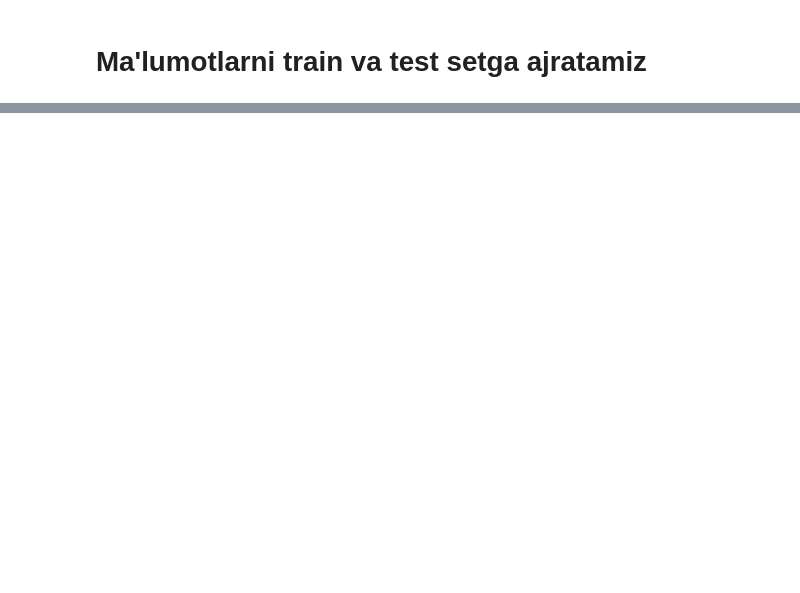
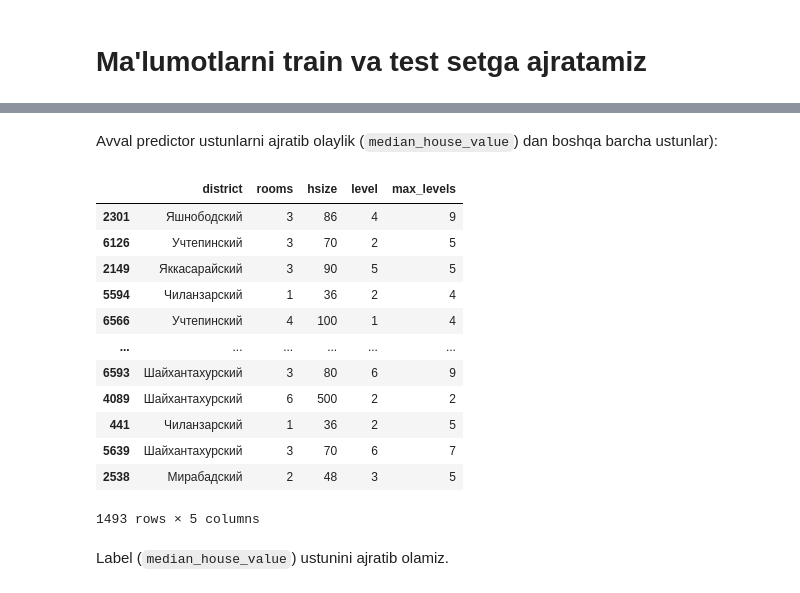
Before and after one commit to asadbek11211/Pandas_exercises, a Jupyter notebook: 05_ml_05_amaliyot.ipynb, the cells around one changed output, grey strips where cells are left out. Drawn from its saved outputs; the diff is of its cells as text; code cells hidden in the pictures; blank space fills up the shorter version.

```diff
--- a/05_ml_05_amaliyot.ipynb
+++ b/05_ml_05_amaliyot.ipynb
@@ -152,0 +412,21 @@ df
+# %% [markdown]
+Avval predictor ustunlarni ajratib olaylik (`median_house_value`) dan boshqa barcha ustunlar):
+# %%
+x_test = test_set.drop('price', axis=1)
+x_test
+# %% [output]
+|  | district | rooms | hsize | level | max_levels |
+| 2301 | Яшнободский | 3 | 86 | 4 | 9 |
+| 6126 | Учтепинский | 3 | 70 | 2 | 5 |
+| 2149 | Яккасарайский | 3 | 90 | 5 | 5 |
+| 5594 | Чиланзарский | 1 | 36 | 2 | 4 |
+| 6566 | Учтепинский | 4 | 100 | 1 | 4 |
+| ... | ... | ... | ... | ... | ... |
+| 6593 | Шайхантахурский | 3 | 80 | 6 | 9 |
+| 4089 | Шайхантахурский | 6 | 500 | 2 | 2 |
+| 441 | Чиланзарский | 1 | 36 | 2 | 5 |
+| 5639 | Шайхантахурский | 3 | 70 | 6 | 7 |
+| 2538 | Мирабадский | 2 | 48 | 3 | 5 |
+1493 rows × 5 columns
+# %% [markdown]
+Label (`median_house_value`) ustunini ajratib olamiz.
```
Also changed, not shown: parts of 49 cells of this notebook.
